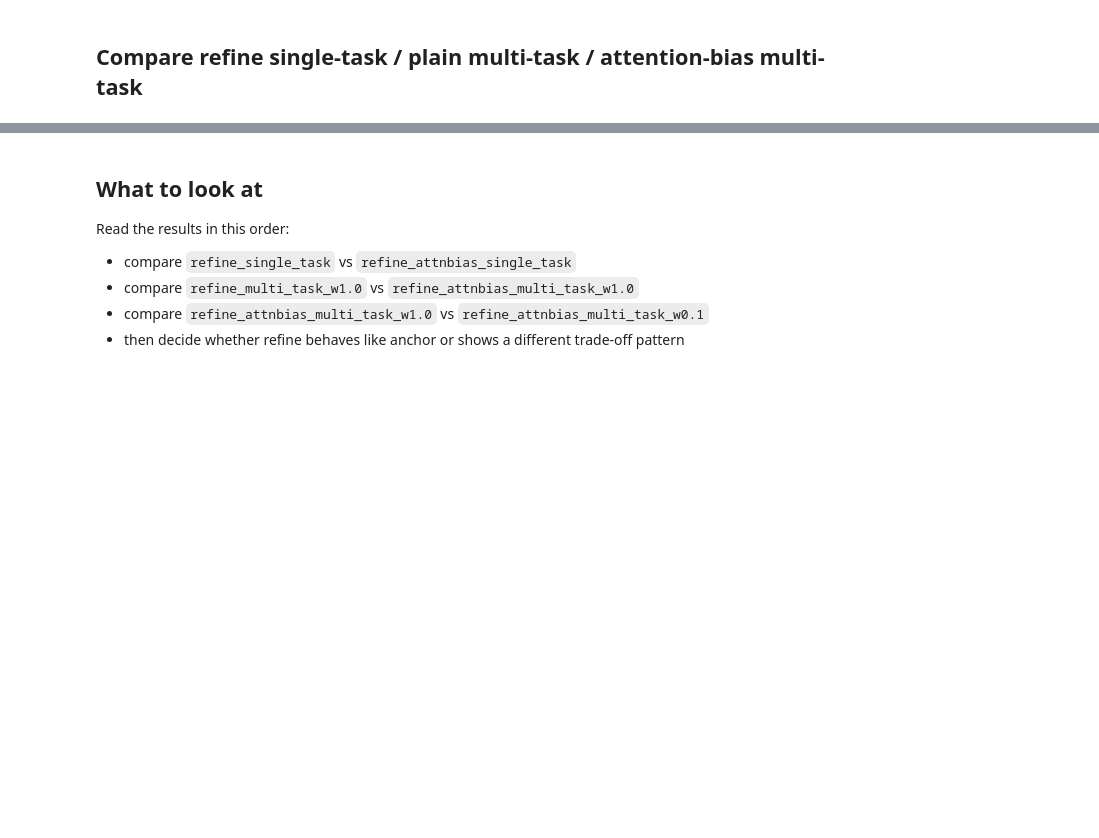
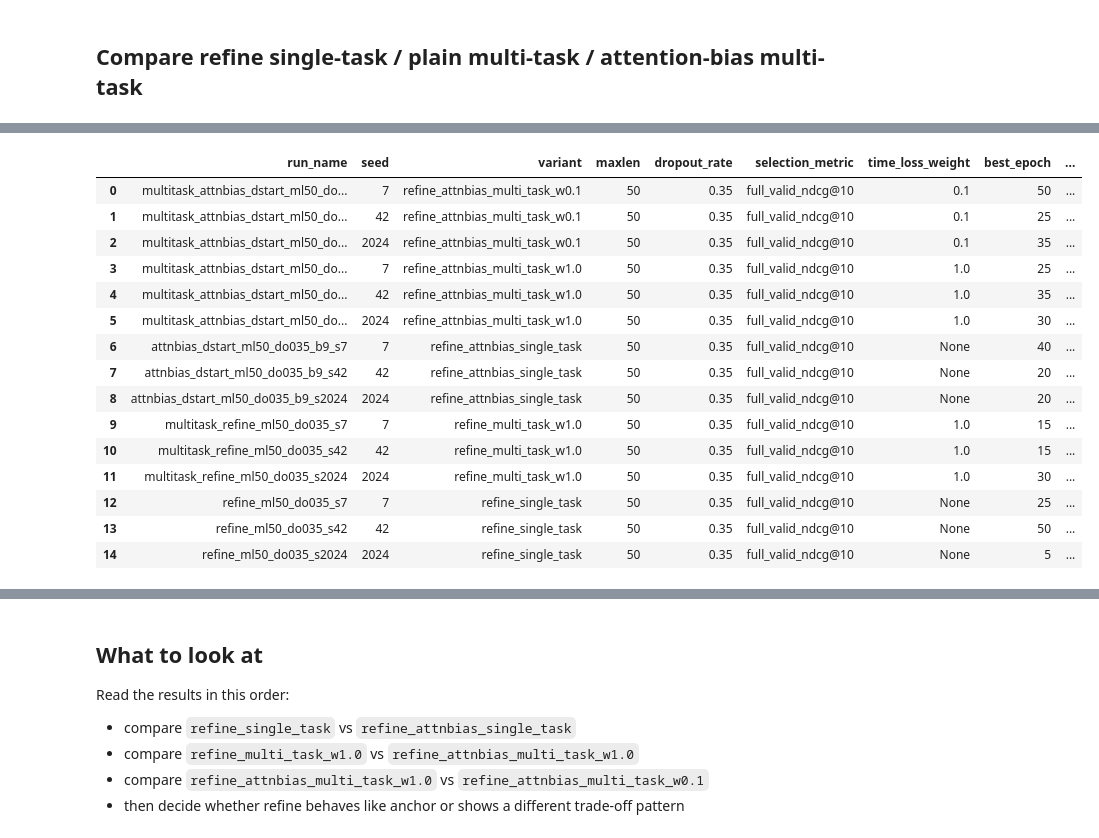
Before and after one commit to hwbuzz/time-aware-behavior-prediction, a Jupyter notebook: notebooks/sasrec_stage3_bpi2012_colab_train_08_260607.ipynb, the cells around one changed output, grey strips where cells are left out. Drawn from its saved outputs; the diff is of its cells as text; code cells hidden in the pictures; blank space fills up the shorter version.

```diff
--- a/notebooks/sasrec_stage3_bpi2012_colab_train_08_260607.ipynb
+++ b/notebooks/sasrec_stage3_bpi2012_colab_train_08_260607.ipynb
@@ -474,9 +677,36 @@ df_compare = pd.concat(
 )
 df_compare = df_compare.sort_values(['variant', 'seed', 'run_name']).reset_index(drop=True)
 
+# nested dict metric columns -> flat columns
+nested_metric_cols = [
+    'best_valid_full',
+    'best_valid_sampled',
+    'best_test_at_best_valid_full',
+    'best_test_at_best_valid_sampled',
+    'best_valid_task',
+    'best_test_at_best_valid_task',
+    'last_valid_full',
+    'last_valid_sampled',
+    'last_test_full',
+    'last_test_sampled',
+    'last_valid_task',
+    'last_test_task',
+]
+
+for col in nested_metric_cols:
+    if col in df_compare.columns:
+        expanded = pd.json_normalize(df_compare[col]).add_prefix(col + '_')
+        df_compare = pd.concat([df_compare.drop(columns=[col]), expanded], axis=1)
+
 id_cols = [
-    'run_name', 'seed', 'variant', 'maxlen', 'dropout_rate',
-    'selection_metric', 'time_loss_weight', 'best_epoch',
+    'run_name',
+    'seed',
+    'variant',
+    'maxlen',
+    'dropout_rate',
+    'selection_metric',
+    'time_loss_weight',
+    'best_epoch',
 ]
 
 metric_prefixes = (
@@ -485,7 +715,53 @@ metric_prefixes = (
     'last_valid_',
     'last_test_',
 )
+
 metric_cols = [c for c in df_compare.columns if c.startswith(metric_prefixes)]
-display_cols = [c for c in id_cols if c in df_compare.columns] + sorted(metric_cols)
 
-df_compare[display_cols]
+def metric_sort_key(col):
+    if col.startswith('best_valid_'):
+        group_rank = 0
+        name = col[len('best_valid_'):]
+    elif col.startswith('best_test_at_best_valid_'):
+        group_rank = 1
+        name = col[len('best_test_at_best_valid_'):]
+    elif col.startswith('last_valid_'):
+        group_rank = 2
+        name = col[len('last_valid_'):]
+    elif col.startswith('last_test_'):
+        group_rank = 3
+        name = col[len('last_test_'):]
+    else:
+        group_rank = 99
+        name = col
+
+    metric_order = [
+        'full_ndcg@10', 'full_hr@10', 'full_ndcg@5', 'full_hr@5', 'full_mrr',
+        'sampled_ndcg@10', 'sampled_hr@10', 'sampled_ndcg@5', 'sampled_hr@5', 'sampled_mrr',
+        'task_accuracy', 'task_macro_f1', 'task_top5_accuracy', 'task_top10_accuracy',
+        'task_time_mae', 'task_time_rmse', 'task_time_median_ae',
+    ]
+
+    try:
+        metric_rank = metric_order.index(name)
+    except ValueError:
+        metric_rank = 999
+
+    return (group_rank, metric_rank, name)
+
+metric_cols = sorted(metric_cols, key=metric_sort_key)
+
+display_cols = [c for c in id_cols if c in df_compare.columns] + metric_cols
+
+import pandas as pd
+
+print('num display cols =', len(display_cols))
+print(display_cols)
+
+with pd.option_context(
+    'display.max_columns', None,
+    'display.max_colwidth', None,
+    'display.width', 1000,
+):
+    display(df_compare[display_cols])
+# %% [output]
@@ -492 +770,17 @@ df_compare[display_cols]
+|  | run_name | seed | variant | maxlen | dropout_rate | selection_metric | time_loss_weight | best_epoch | ... |
+| 0 | multitask_attnbias_dstart_ml50_do... | 7 | refine_attnbias_multi_task_w0.1 | 50 | 0.35 | full_valid_ndcg@10 | 0.1 | 50 | ... |
+| 1 | multitask_attnbias_dstart_ml50_do... | 42 | refine_attnbias_multi_task_w0.1 | 50 | 0.35 | full_valid_ndcg@10 | 0.1 | 25 | ... |
+| 2 | multitask_attnbias_dstart_ml50_do... | 2024 | refine_attnbias_multi_task_w0.1 | 50 | 0.35 | full_valid_ndcg@10 | 0.1 | 35 | ... |
+| 3 | multitask_attnbias_dstart_ml50_do... | 7 | refine_attnbias_multi_task_w1.0 | 50 | 0.35 | full_valid_ndcg@10 | 1.0 | 25 | ... |
+| 4 | multitask_attnbias_dstart_ml50_do... | 42 | refine_attnbias_multi_task_w1.0 | 50 | 0.35 | full_valid_ndcg@10 | 1.0 | 35 | ... |
+| 5 | multitask_attnbias_dstart_ml50_do... | 2024 | refine_attnbias_multi_task_w1.0 | 50 | 0.35 | full_valid_ndcg@10 | 1.0 | 30 | ... |
+| 6 | attnbias_dstart_ml50_do035_b9_s7 | 7 | refine_attnbias_single_task | 50 | 0.35 | full_valid_ndcg@10 | None | 40 | ... |
+| 7 | attnbias_dstart_ml50_do035_b9_s42 | 42 | refine_attnbias_single_task | 50 | 0.35 | full_valid_ndcg@10 | None | 20 | ... |
+| 8 | attnbias_dstart_ml50_do035_b9_s2024 | 2024 | refine_attnbias_single_task | 50 | 0.35 | full_valid_ndcg@10 | None | 20 | ... |
+| 9 | multitask_refine_ml50_do035_s7 | 7 | refine_multi_task_w1.0 | 50 | 0.35 | full_valid_ndcg@10 | 1.0 | 15 | ... |
+| 10 | multitask_refine_ml50_do035_s42 | 42 | refine_multi_task_w1.0 | 50 | 0.35 | full_valid_ndcg@10 | 1.0 | 15 | ... |
+| 11 | multitask_refine_ml50_do035_s2024 | 2024 | refine_multi_task_w1.0 | 50 | 0.35 | full_valid_ndcg@10 | 1.0 | 30 | ... |
+| 12 | refine_ml50_do035_s7 | 7 | refine_single_task | 50 | 0.35 | full_valid_ndcg@10 | None | 25 | ... |
+| 13 | refine_ml50_do035_s42 | 42 | refine_single_task | 50 | 0.35 | full_valid_ndcg@10 | None | 50 | ... |
+| 14 | refine_ml50_do035_s2024 | 2024 | refine_single_task | 50 | 0.35 | full_valid_ndcg@10 | None | 5 | ... |
 # %%
```
Also changed, not shown: parts of 19 cells of this notebook, 17 other files.
